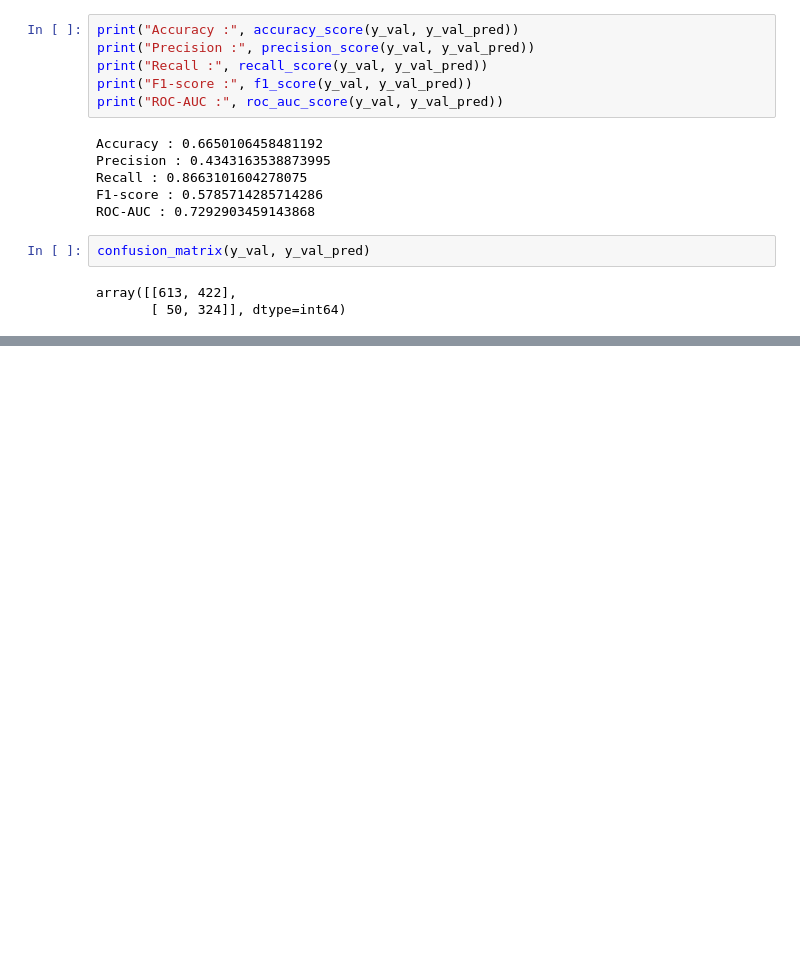
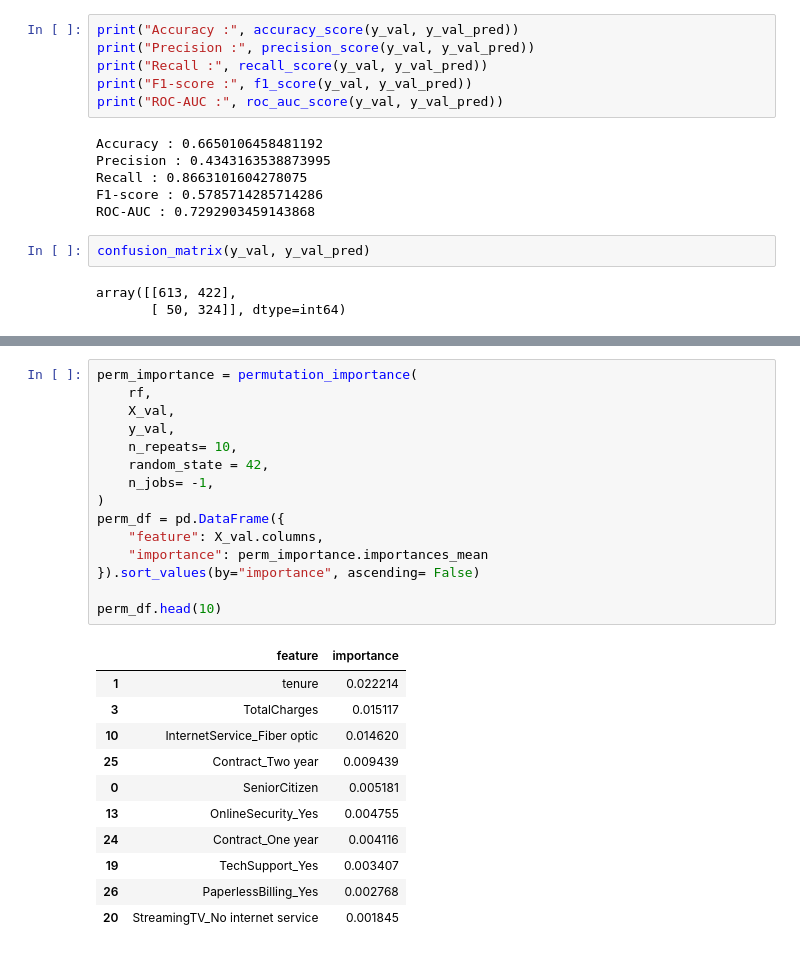
Before and after one commit to Sumit-1212-hue/churn_prediction, a Jupyter notebook: notebooks/03_modelling.ipynb, the cells around one changed output, grey strips where cells are left out. Saved outputs shown, nothing was run; the diff lists cells and outputs as text; blank space fills up the shorter version.

```diff
--- a/notebooks/03_modelling.ipynb
+++ b/notebooks/03_modelling.ipynb
@@ -72,0 +201,27 @@ print
+# %%
+perm_importance = permutation_importance(
+    rf,
+    X_val,
+    y_val,
+    n_repeats= 10,
+    random_state = 42,
+    n_jobs= -1,
+)
+perm_df = pd.DataFrame({
+    "feature": X_val.columns,
+    "importance": perm_importance.importances_mean
+}).sort_values(by="importance", ascending= False)
+
+perm_df.head(10)
+# %% [output]
+|  | feature | importance |
+| 1 | tenure | 0.022214 |
+| 3 | TotalCharges | 0.015117 |
+| 10 | InternetService_Fiber optic | 0.014620 |
+| 25 | Contract_Two year | 0.009439 |
+| 0 | SeniorCitizen | 0.005181 |
+| 13 | OnlineSecurity_Yes | 0.004755 |
+| 24 | Contract_One year | 0.004116 |
+| 19 | TechSupport_Yes | 0.003407 |
+| 26 | PaperlessBilling_Yes | 0.002768 |
+| 20 | StreamingTV_No internet service | 0.001845 |
```
Also changed, not shown: parts of 19 cells of this notebook, 2 other files.
